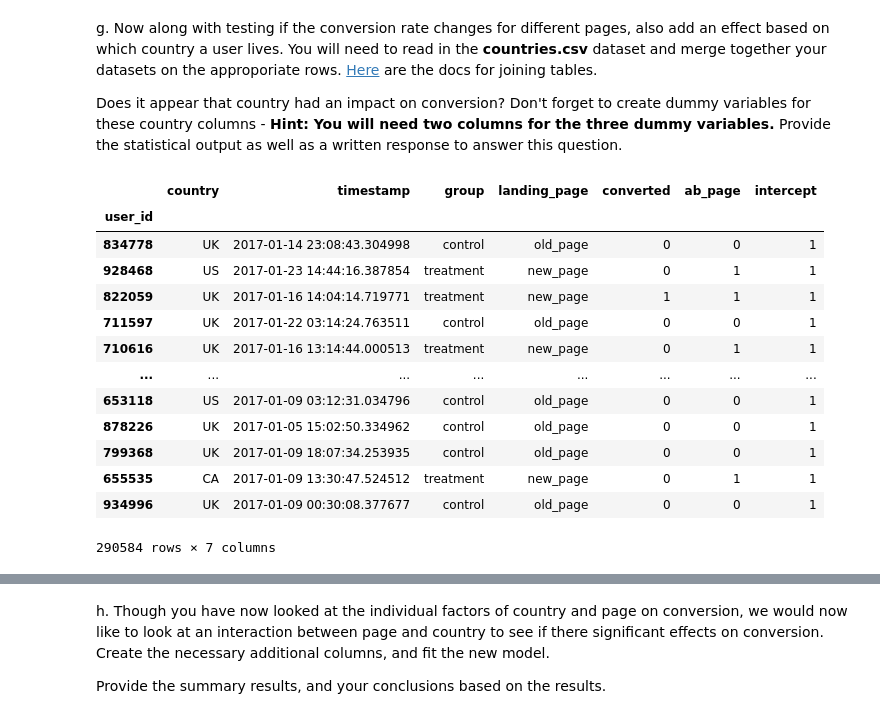
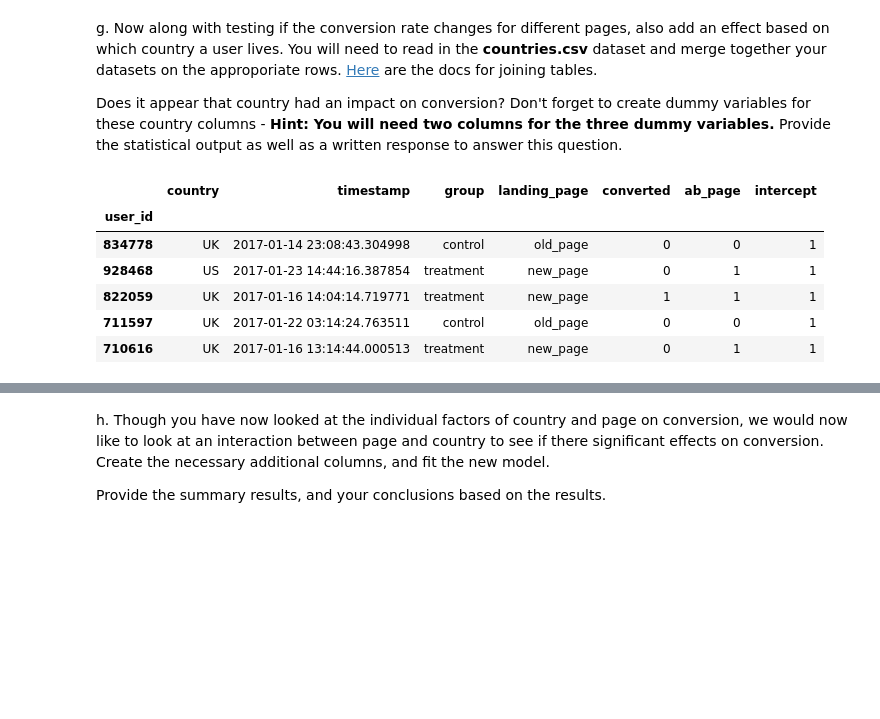
Before and after one commit to MahmoudHousam/Analyze-AB-Test-Results, a Jupyter notebook: Analyze_ab_test_results_notebook.ipynb, the cells around one changed output, grey strips where cells are left out. Saved outputs shown, nothing was run; the diff lists cells and outputs as text; code cells hidden in the pictures; blank space fills up the shorter version.

```diff
--- a/Analyze_ab_test_results_notebook.ipynb
+++ b/Analyze_ab_test_results_notebook.ipynb
@@ -384,21 +384,14 @@ Does it appear that country had an impact on conversion?  Don't forget to create
 # %%
 countries_df = pd.read_csv('./countries.csv')
 df_new = countries_df.set_index('user_id').join(df2.set_index('user_id'), how='inner')
-df_new
+df_new.head()
 # %% [output]
 |  | country | timestamp | group | landing_page | converted | ab_page | intercept |
 | user_id |  |  |  |  |  |  |  |
 | 834778 | UK | 2017-01-14 23:08:43.304998 | control | old_page | 0 | 0 | 1 |
 | 928468 | US | 2017-01-23 14:44:16.387854 | treatment | new_page | 0 | 1 | 1 |
 | 822059 | UK | 2017-01-16 14:04:14.719771 | treatment | new_page | 1 | 1 | 1 |
 | 711597 | UK | 2017-01-22 03:14:24.763511 | control | old_page | 0 | 0 | 1 |
 | 710616 | UK | 2017-01-16 13:14:44.000513 | treatment | new_page | 0 | 1 | 1 |
-| ... | ... | ... | ... | ... | ... | ... | ... |
-| 653118 | US | 2017-01-09 03:12:31.034796 | control | old_page | 0 | 0 | 1 |
-| 878226 | UK | 2017-01-05 15:02:50.334962 | control | old_page | 0 | 0 | 1 |
-| 799368 | UK | 2017-01-09 18:07:34.253935 | control | old_page | 0 | 0 | 1 |
-| 655535 | CA | 2017-01-09 13:30:47.524512 | treatment | new_page | 0 | 1 | 1 |
-| 934996 | UK | 2017-01-09 00:30:08.377677 | control | old_page | 0 | 0 | 1 |
-290584 rows × 7 columns
 # %%
 ### Create the necessary dummy variables
```
Also changed, not shown: parts of 12 cells of this notebook.
